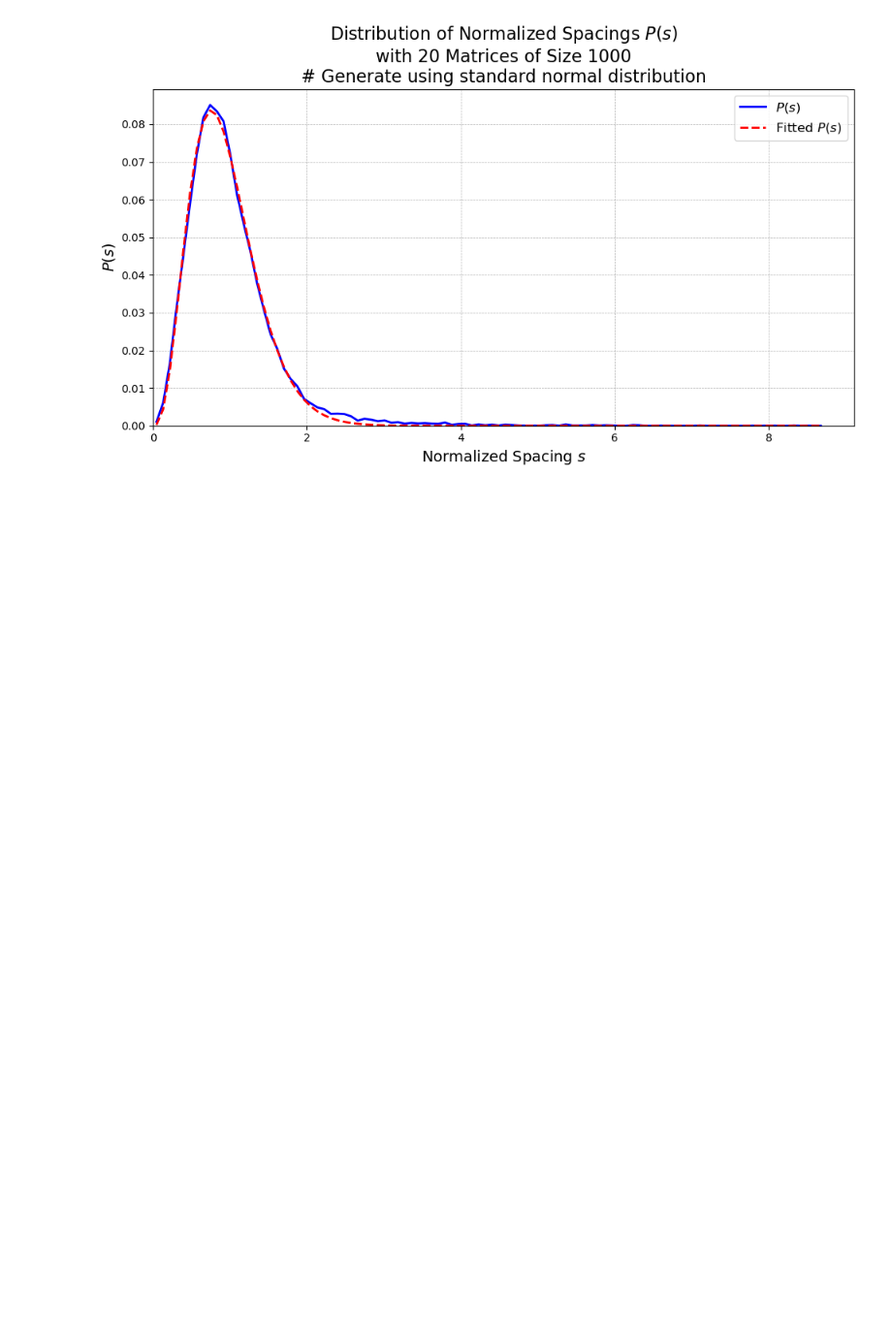
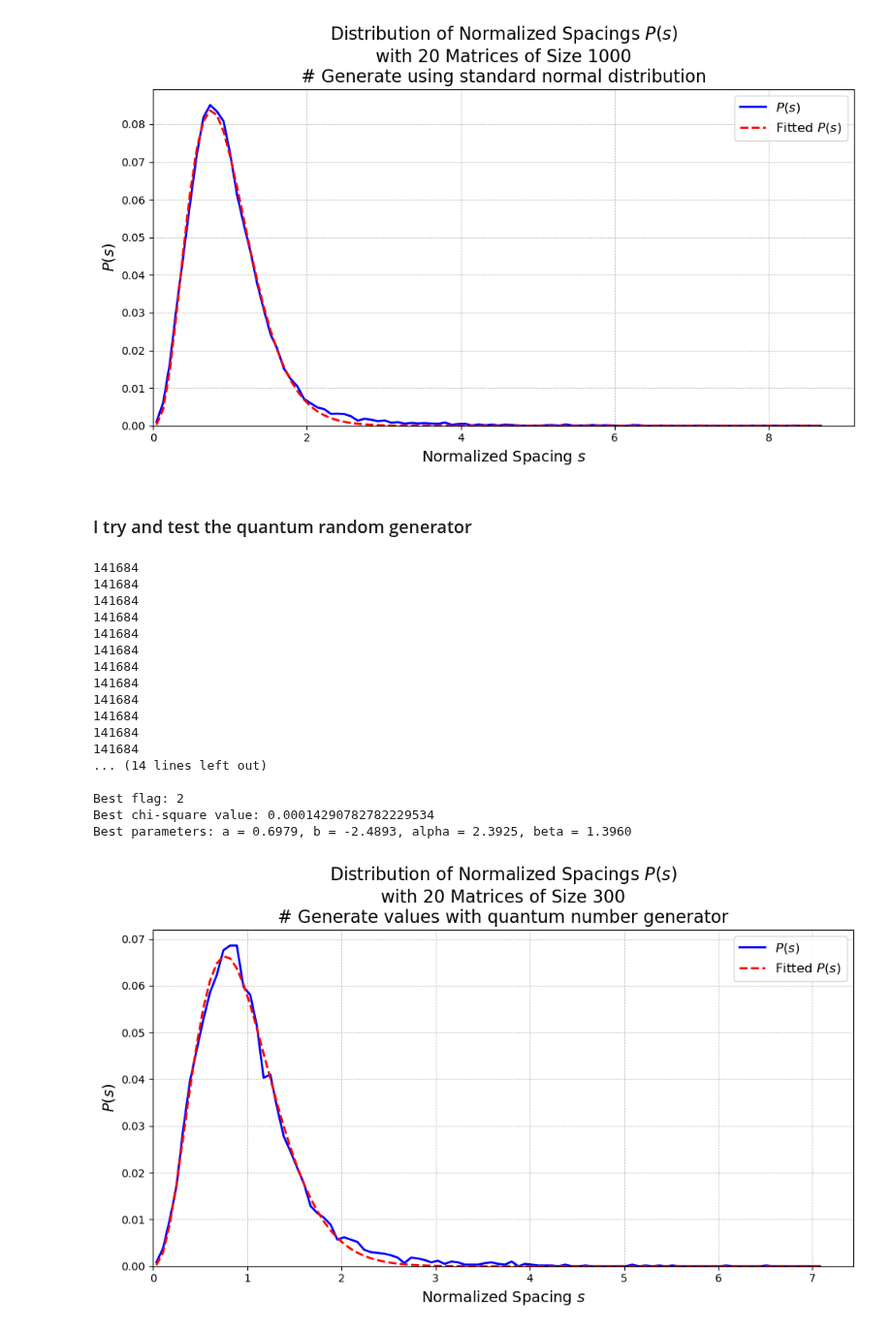
Before and after one commit to sdracia/QIC, a Jupyter notebook: 03_Assignement/hermitian_matr.ipynb, the cells around one changed output. Shown at 97% size. Cells and saved outputs as stored; diff of their text form; code cells hidden in the pictures; blank space fills up the shorter version.

Commit message:
quantum random number

```diff
--- a/03_Assignement/hermitian_matr.ipynb
+++ b/03_Assignement/hermitian_matr.ipynb
@@ -235,3 +298,62 @@ Best flag: 0
 Best chi-square value: 7.524011965807658e-05
 Best parameters: a = 1.7443, b = -3.1923, alpha = 2.8213, beta = 1.2542
 [figure]
+# %% [markdown]
+### I try and test the quantum random generator
+# %%
+N = 300  # Size of each matrix
+num_matrices = 20  # Number of random matrices to accumulate data
+N_bins = 100
+flag = np.array([2])
+# %%
+# Initialize variables to keep track of the best chi-square value and corresponding flag
+best_chi_square = float('inf')
+best_flag = None
+best_params = None
+best_fit_P_s = None
+best_bin_centers = None
+best_P_s = None
+
+# Loop through each flag and fit the distribution
+for i in flag:
+    bin_centers, P_s = calculate_Ps_distribution(N, num_matrices, N_bins, i)
+    counts, _ = np.histogram(bin_centers, bins=N_bins)
+
+    print(f"Fitting for flag {i}...")
+    a, b, alpha, beta, chi_square, fitted_P_s = fitting(bin_centers, P_s, counts, i)
+
+    # Check if this chi-square is the best one so far
+    if chi_square < best_chi_square:
+        best_chi_square = chi_square
+        best_flag = i
+        best_params = (a, b, alpha, beta)
+        best_fit_P_s = fitted_P_s
+        best_bin_centers = bin_centers
+        best_P_s = P_s
+
+# After finding the best flag, print the result
+print(f"Best flag: {best_flag}")
+print(f"Best chi-square value: {best_chi_square}")
+print(f"Best parameters: a = {best_params[0]:.4f}, b = {best_params[1]:.4f}, alpha = {best_params[2]:.4f}, beta = {best_params[3]:.4f}")
+
+# Plot the graph for the best flag
+plot_distr_and_fit(best_bin_centers, best_P_s, num_matrices, N, best_flag, best_fit_P_s)
+# %% [output]
+141684
+141684
+141684
+141684
+141684
+141684
+141684
+141684
+141684
+141684
+141684
+141684
+... (14 lines left out)
+
+Best flag: 2
+Best chi-square value: 0.00014290782782229534
+Best parameters: a = 0.6979, b = -2.4893, alpha = 2.3925, beta = 1.3960
+[figure, added]
```
Also changed, not shown: parts of 3 cells of this notebook.
